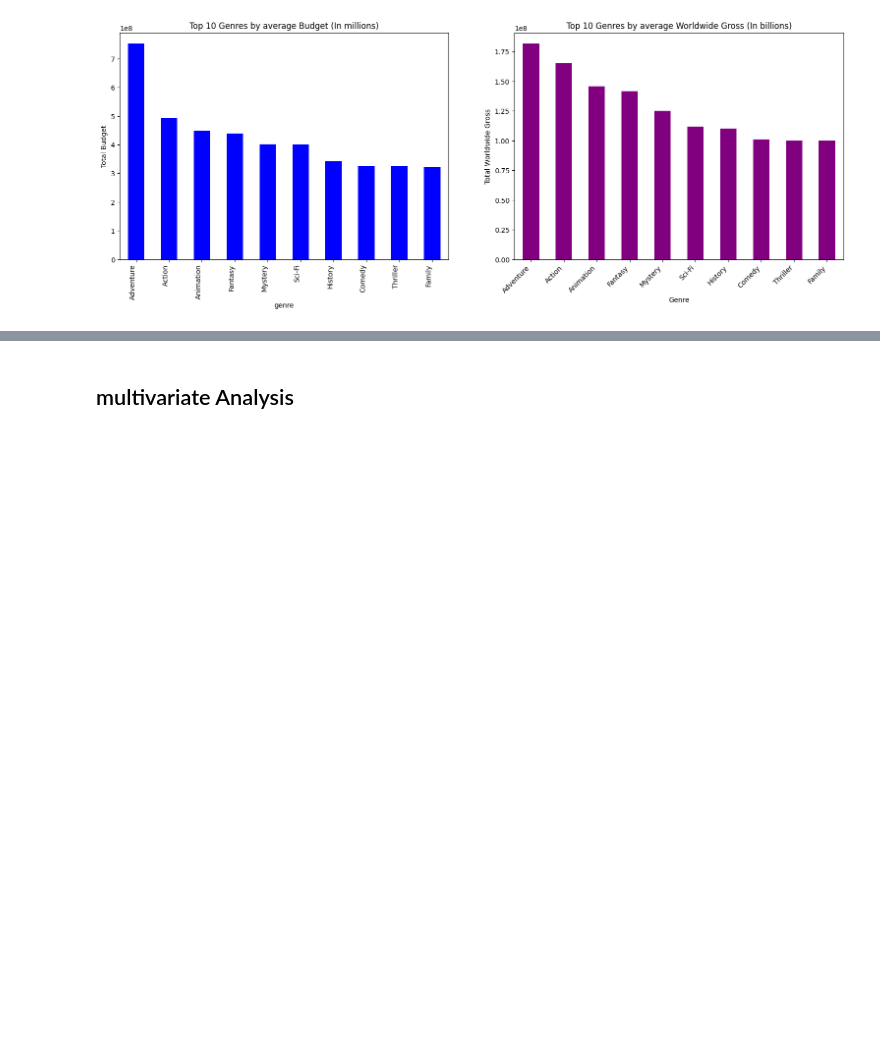
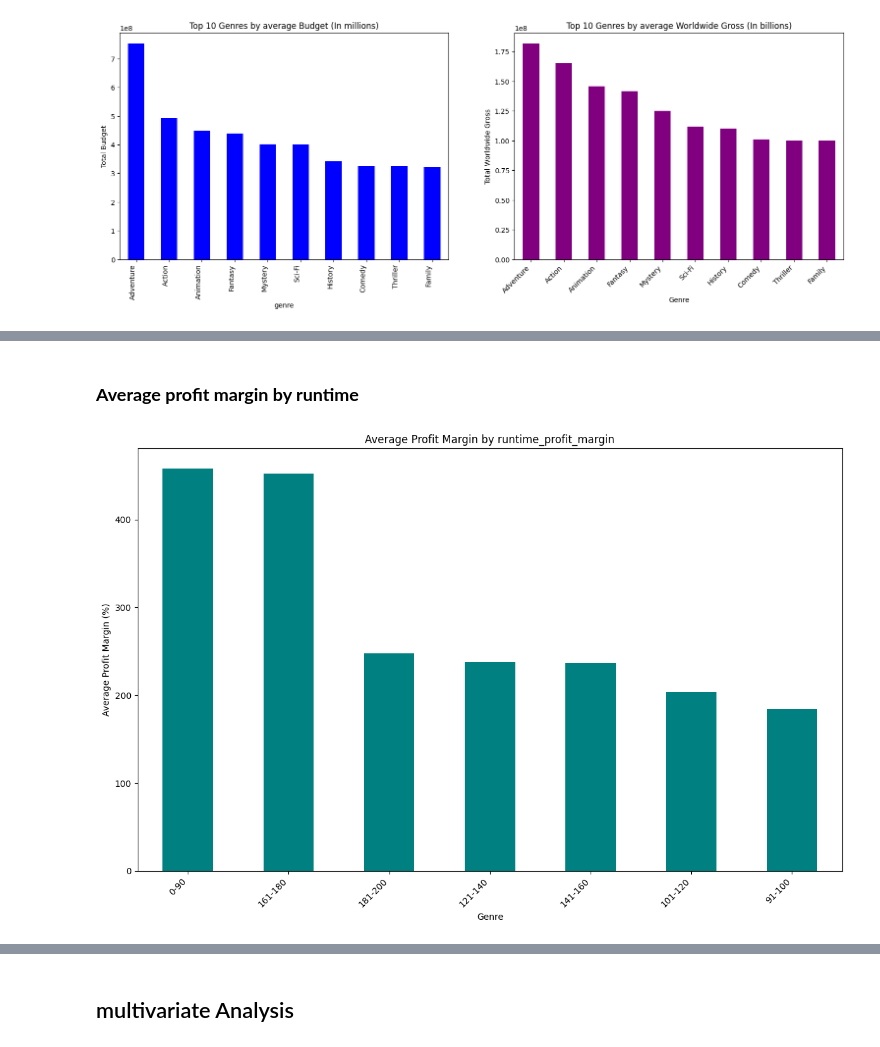
Before and after one commit to Churabros/Moringa_phase2_project, a Jupyter notebook: Phase_2_Project.ipynb, the cells around one changed output, grey strips where cells are left out. Drawn from its saved outputs; the diff is of its cells as text; code cells hidden in the pictures; blank space fills up the shorter version.

```diff
--- a/Phase_2_Project.ipynb
+++ b/Phase_2_Project.ipynb
@@ -622,0 +653,16 @@ ax2.set_xticklabels(runtime_worldwide_gross.head(10).index, rotation=45, ha='rig
+# %% [markdown]
+### **Average profit margin by runtime**
+# %%
+
+runtime_profit_margin = merged_df.groupby('runtime_category')['profit_margin'].mean().sort_values(ascending=False)
+# Create a bar plot for profit margin by runtime
+plt.figure(figsize=(12, 8))
+runtime_profit_margin.plot(kind='bar', color='teal')
+plt.title('Average Profit Margin by runtime_profit_margin')
+plt.xlabel('Genre')
+plt.ylabel('Average Profit Margin (%)')
+plt.xticks(rotation=45, ha='right')
+plt.tight_layout()
+plt.show()
+# %% [output]
+[figure, added]
```
Also changed, not shown: parts of 24 cells of this notebook.
